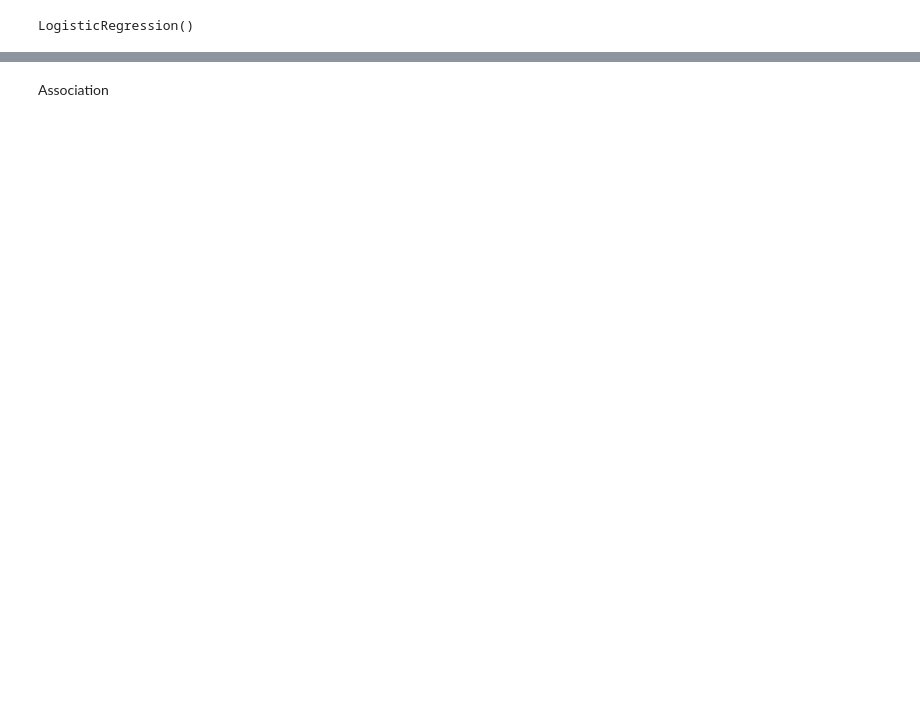
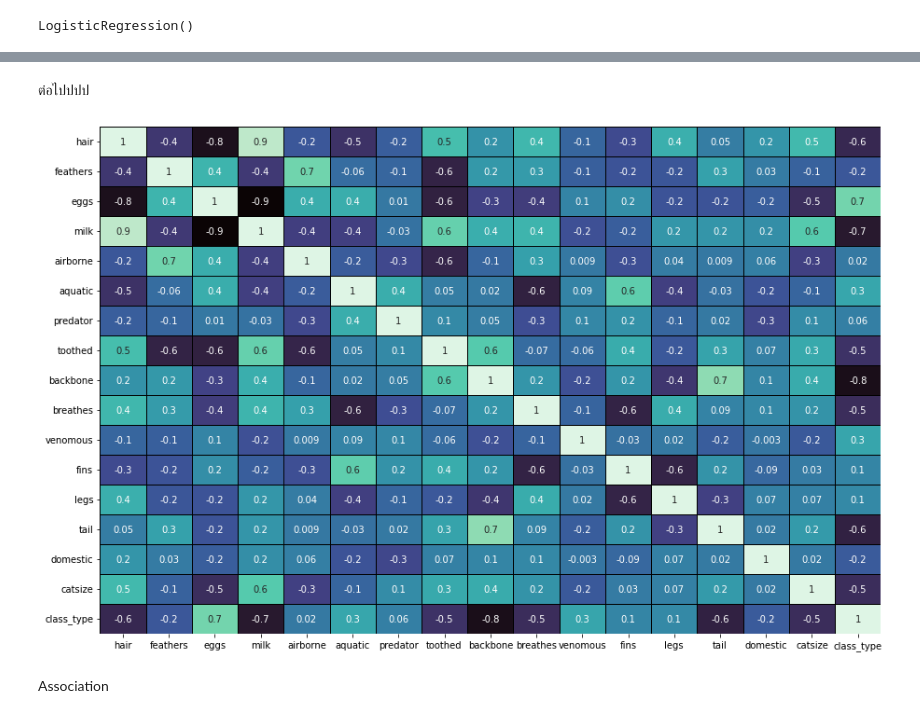
Before and after one commit to TungSoPon/bsc_dpdm22, a Jupyter notebook: Untitled37.ipynb, the cells around one changed output, grey strips where cells are left out. Saved outputs shown, nothing was run; the diff lists cells and outputs as text; code cells hidden in the pictures; blank space fills up the shorter version.

```diff
--- a/Untitled37.ipynb
+++ b/Untitled37.ipynb
@@ -176,3 +171,10 @@ Accuracy: 1.0
+# %% [markdown]
+ต่อไปปปป
+# %%
+fig, ax = plt.subplots(figsize=(15,10))
+sns.heatmap(data.corr(), annot=True, fmt='.1g', cmap="mako", cbar=False, linewidths=0.5, linecolor='black');
+# %% [output]
+[figure, added]
 # %% [markdown]
 Association
 # %%
```
Also changed, not shown: parts of 11 cells of this notebook.
